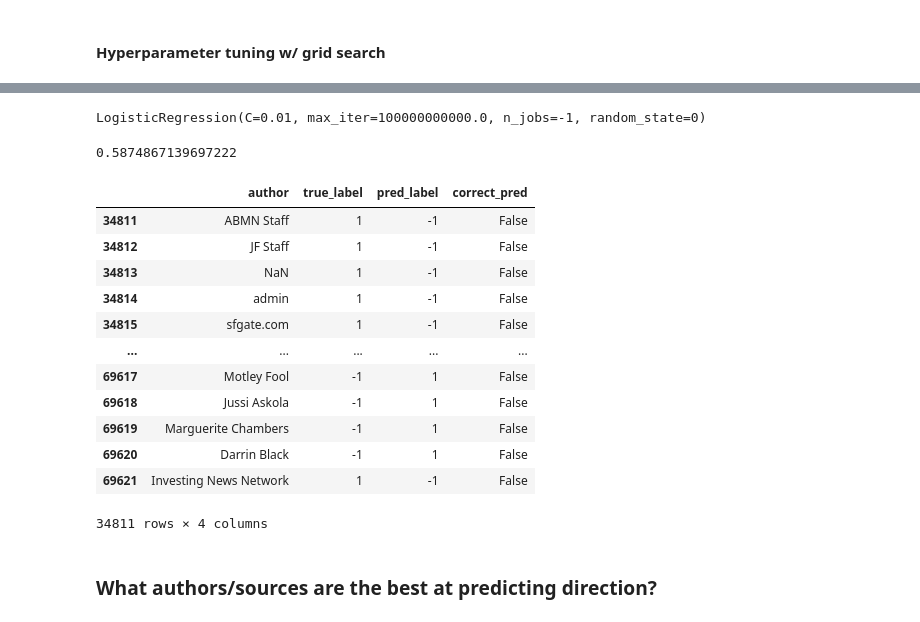
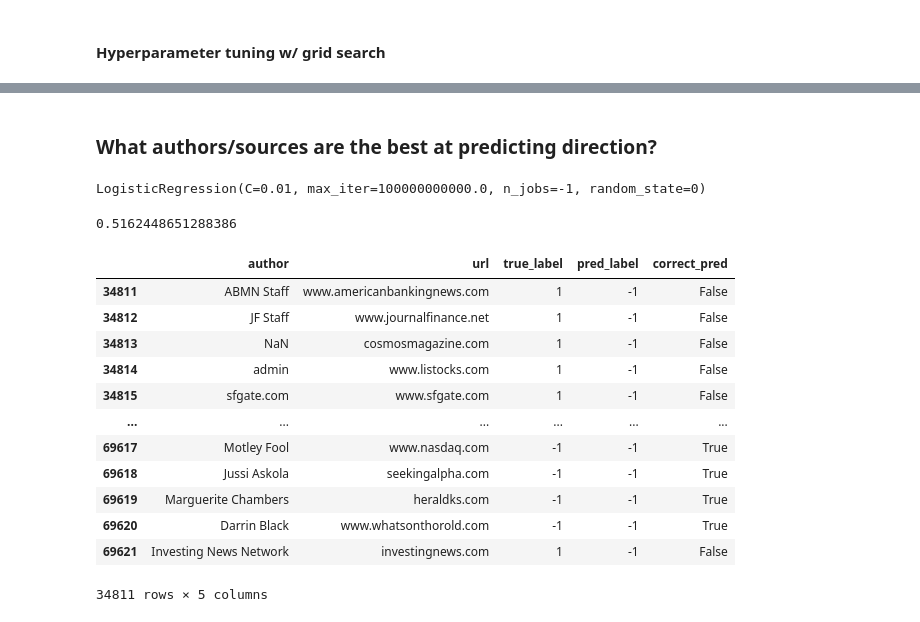
Before and after one commit to AdamMiyauchi/CSE573-Project, a Jupyter notebook: direction_prediction.ipynb, the cells around one changed output, grey strips where cells are left out. Drawn from its saved outputs; the diff is of its cells as text; code cells hidden in the pictures.

```diff
--- a/direction_prediction.ipynb
+++ b/direction_prediction.ipynb
@@ -319,40 +319,44 @@ Amazon tuned log reg using RFS features:
-# %%
-from sklearn.model_selection import train_test_split
-from sklearn.metrics import accuracy_score
-
-X_train, X_test, y_train, y_test = train_test_split(aapl[aapl_rfs['best_feat'] + ['author']], aapl['direction'], test_size=0.5, random_state=None, shuffle=False)
-clf = LogisticRegression(random_state=0, max_iter=10e10, n_jobs=-1, **aapl_tuned_logreg['best_params'])
-
-author = X_test['author']
-X_train = X_train.drop('author', axis=1)
-clf.fit(X_train, y_train)
-pred = clf.predict(X_test.drop('author', axis=1))
-
-res = pd.DataFrame({
-    'author': author,
-    'true_label': y_test,
-    'pred_label': pred
-})
-res['correct_pred'] = res['true_label'] == res['pred_label']
-
-accuracy_score(pred, y_test)
-res
-# %% [output]
-LogisticRegression(C=0.01, max_iter=100000000000.0, n_jobs=-1, random_state=0)
-0.5874867139697222
-|  | author | true_label | pred_label | correct_pred |
-| 34811 | ABMN Staff | 1 | -1 | False |
-| 34812 | JF Staff | 1 | -1 | False |
-| 34813 | NaN | 1 | -1 | False |
-| 34814 | admin | 1 | -1 | False |
-| 34815 | sfgate.com | 1 | -1 | False |
-| ... | ... | ... | ... | ... |
-| 69617 | Motley Fool | -1 | 1 | False |
-| 69618 | Jussi Askola | -1 | 1 | False |
-| 69619 | Marguerite Chambers | -1 | 1 | False |
-| 69620 | Darrin Black | -1 | 1 | False |
-| 69621 | Investing News Network | 1 | -1 | False |
-34811 rows × 4 columns
 # %% [markdown]
 ### What authors/sources are the best at predicting direction?
+# %%
+from sklearn.model_selection import train_test_split
+from sklearn.metrics import accuracy_score
+from urllib.parse import urlparse
+
+X_train, X_test, y_train, y_test = train_test_split(aapl[['entity_pos_sent', 'entity_neg_sent', 'entity_net_sent', 'author', 'url']], aapl['direction'], test_size=0.5, random_state=None, shuffle=False)
+clf = LogisticRegression(random_state=0, max_iter=10e10, n_jobs=-1, **aapl_tuned_logreg['best_params'])
+
+author = X_test['author']
+url = X_test['url'].apply(lambda x: urlparse(x).netloc)
+# urlparse(res.reset_index().loc[0,'url']).netloc
+X_train = X_train.drop(['author', 'url'], axis=1)
+clf.fit(X_train, y_train)
+pred = clf.predict(X_test.drop(['author', 'url'], axis=1))
+
+res = pd.DataFrame({
+    'author': author,
+    'url': url,
+    'true_label': y_test,
+    'pred_label': pred
+})
+res['correct_pred'] = res['true_label'] == res['pred_label']
+
+accuracy_score(pred, y_test)
+res
+# %% [output]
+LogisticRegression(C=0.01, max_iter=100000000000.0, n_jobs=-1, random_state=0)
+0.5162448651288386
+|  | author | url | true_label | pred_label | correct_pred |
+| 34811 | ABMN Staff | www.americanbankingnews.com | 1 | -1 | False |
+| 34812 | JF Staff | www.journalfinance.net | 1 | -1 | False |
+| 34813 | NaN | cosmosmagazine.com | 1 | -1 | False |
+| 34814 | admin | www.listocks.com | 1 | -1 | False |
+| 34815 | sfgate.com | www.sfgate.com | 1 | -1 | False |
+| ... | ... | ... | ... | ... | ... |
+| 69617 | Motley Fool | www.nasdaq.com | -1 | -1 | True |
+| 69618 | Jussi Askola | seekingalpha.com | -1 | -1 | True |
+| 69619 | Marguerite Chambers | heraldks.com | -1 | -1 | True |
+| 69620 | Darrin Black | www.whatsonthorold.com | -1 | -1 | True |
+| 69621 | Investing News Network | investingnews.com | 1 | -1 | False |
+34811 rows × 5 columns
 # %%
```
Also changed, not shown: parts of 7 cells of this notebook.
